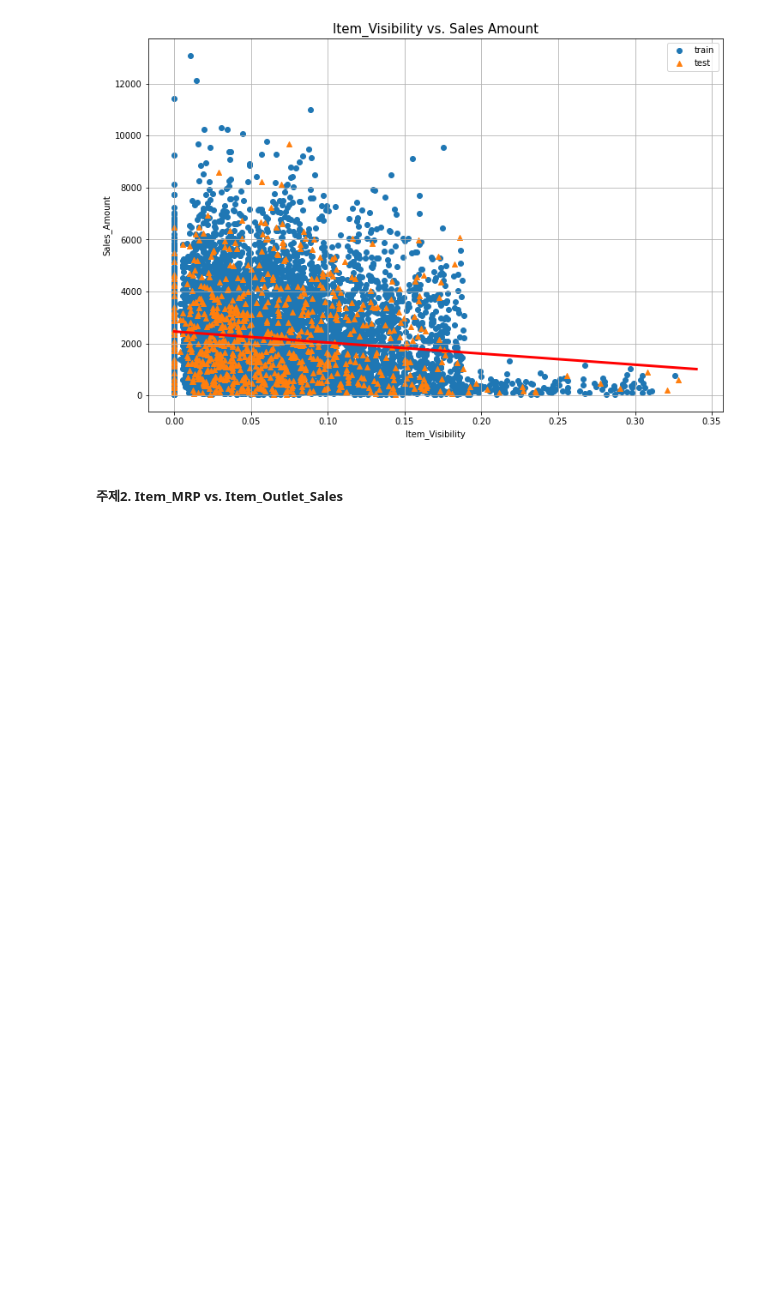
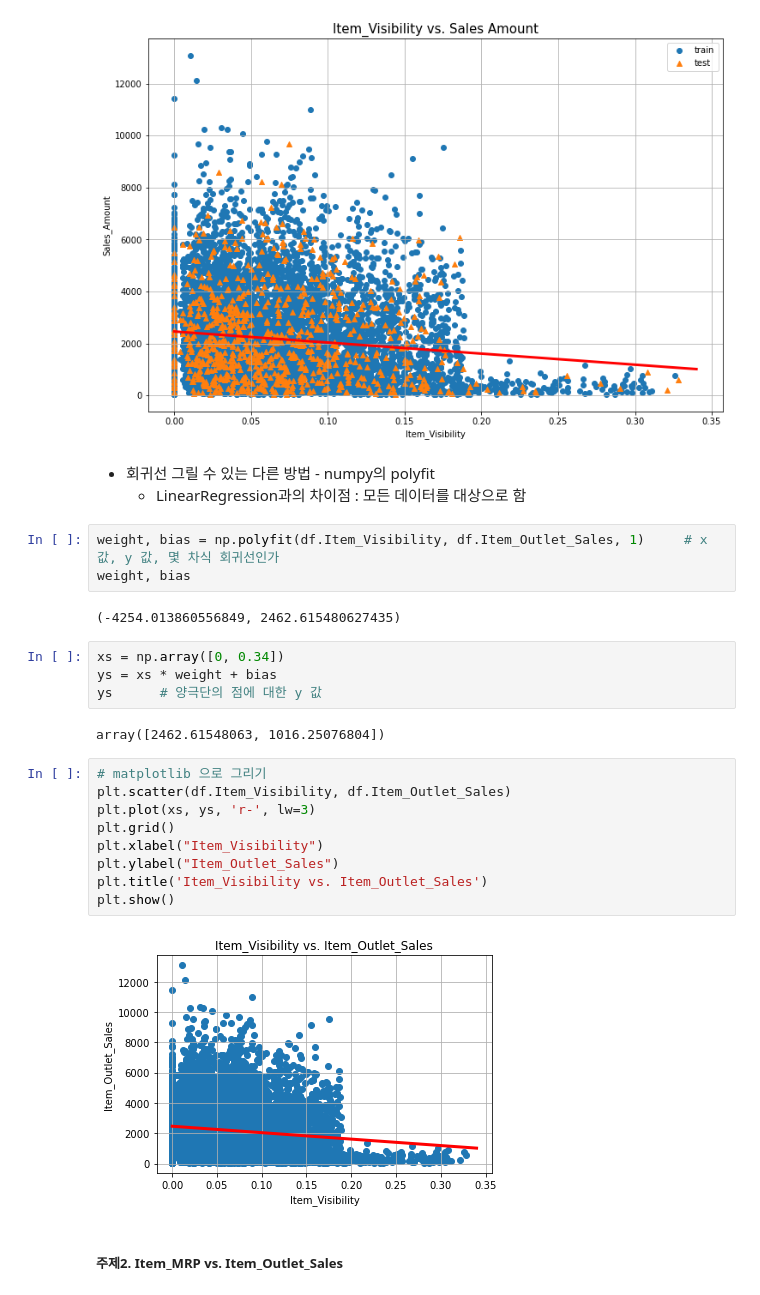
Before and after one commit to 1unasy/MachineLearning-2021-12, a Jupyter notebook: 04.회귀/07.과제_Bigmart_Sales_Prediction.ipynb, the cells around one changed output. Cells and saved outputs as stored; diff of their text form; blank space fills up the shorter version.

Commit message:
회귀_과제_bigmart_sales

```diff
--- a/04.회귀/07.과제_Bigmart_Sales_Prediction.ipynb
+++ b/04.회귀/07.과제_Bigmart_Sales_Prediction.ipynb
@@ -222,6 +222,31 @@ plt.legend()
 plt.show()
 # %% [output]
 [figure]
+# %% [markdown]
+- 회귀선 그릴 수 있는 다른 방법 - numpy의 polyfit
+    - LinearRegression과의 차이점 : 모든 데이터를 대상으로 함
+# %%
+weight, bias = np.polyfit(df.Item_Visibility, df.Item_Outlet_Sales, 1)     # x 값, y 값, 몇 차식 회귀선인가
+weight, bias
+# %% [output]
+(-4254.013860556849, 2462.615480627435)
+# %%
+xs = np.array([0, 0.34])
+ys = xs * weight + bias
+ys      # 양극단의 점에 대한 y 값
+# %% [output]
+array([2462.61548063, 1016.25076804])
+# %%
+# matplotlib 으로 그리기
+plt.scatter(df.Item_Visibility, df.Item_Outlet_Sales)
+plt.plot(xs, ys, 'r-', lw=3)
+plt.grid()
+plt.xlabel("Item_Visibility")
+plt.ylabel("Item_Outlet_Sales")
+plt.title('Item_Visibility vs. Item_Outlet_Sales')
+plt.show()
+# %% [output]
+[figure, added]
 # %% [markdown]
 ##### 주제2. Item_MRP vs. Item_Outlet_Sales
 # %% [markdown]
```
Also changed, not shown: parts of 2 cells of this notebook.
